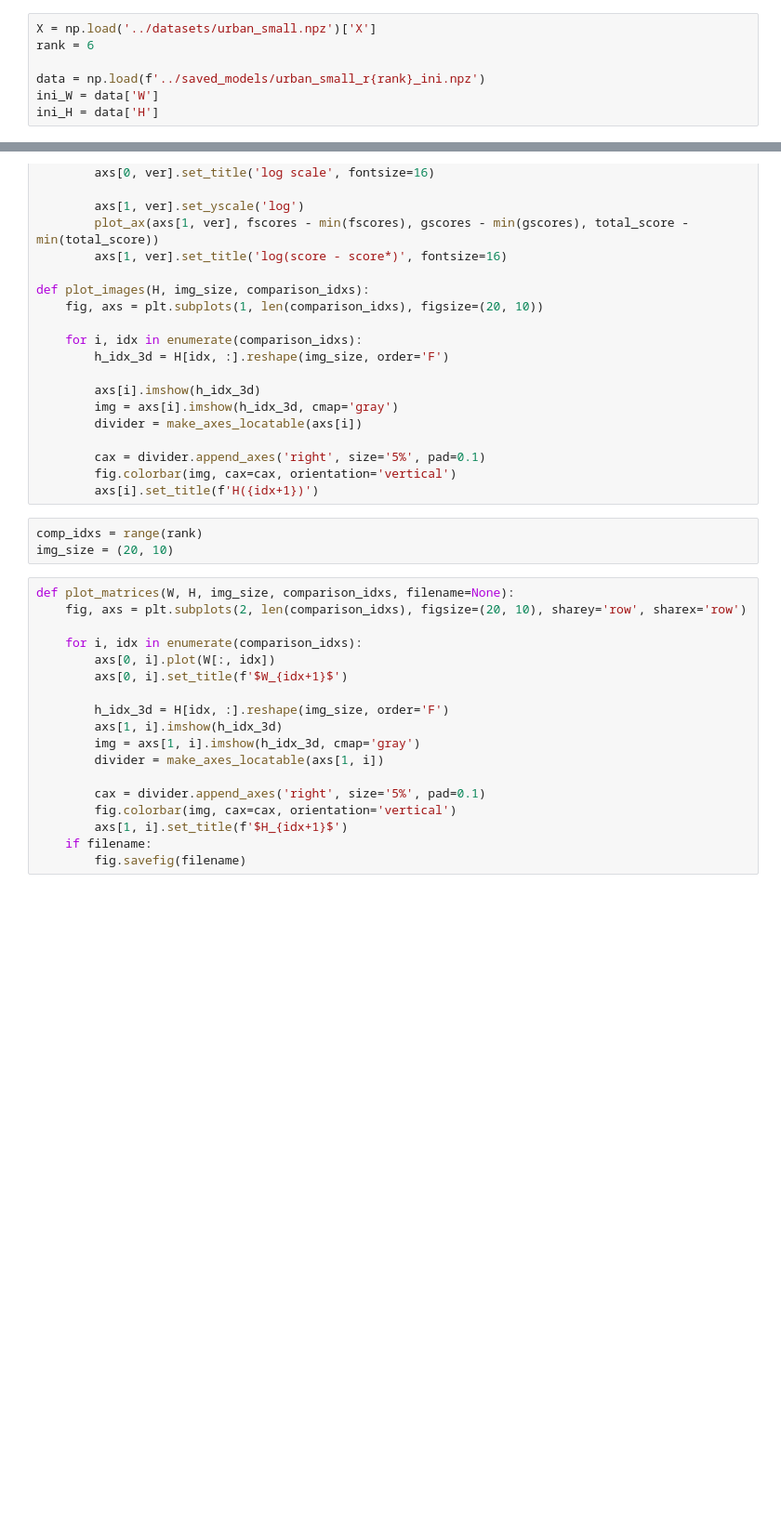
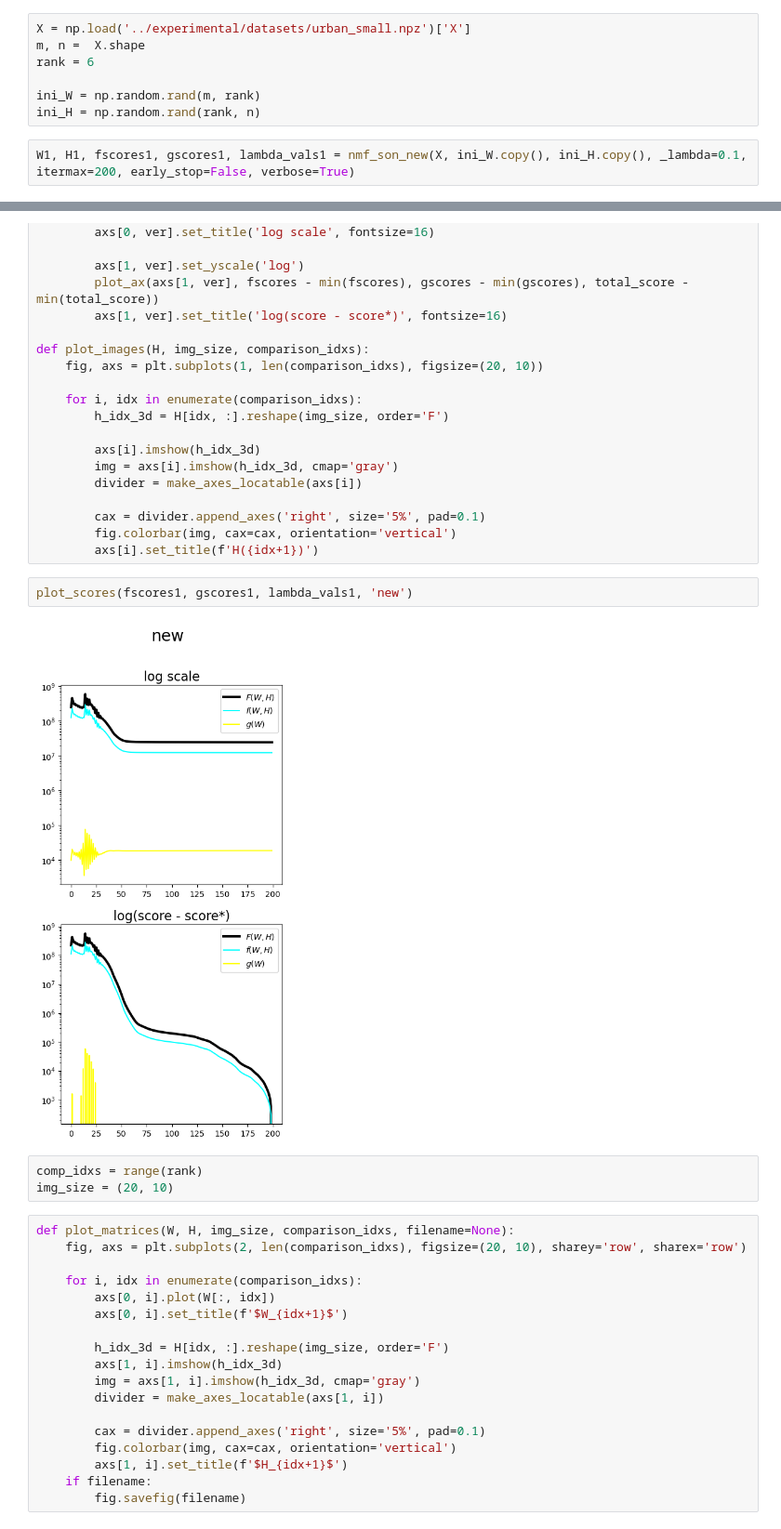
Before and after one commit to waqasbinhamed/nmf_methods, a Jupyter notebook: experimental/vanilla_test.ipynb, the cells around one changed output, grey strips where cells are left out. Shown: that part at 93% size. Cells and saved outputs as stored; diff of their text form; blank space fills up the shorter version.

```diff
--- a/experimental/vanilla_test.ipynb
+++ b/experimental/vanilla_test.ipynb
@@ -13,7 +21,9 @@ np.set_printoptions(precision=3)
 # %%
-X = np.load('../datasets/urban_small.npz')['X']
+X = np.load('../experimental/datasets/urban_small.npz')['X']
+m, n =  X.shape
 rank = 6
 
-data = np.load(f'../saved_models/urban_small_r{rank}_ini.npz')
-ini_W = data['W']
-ini_H = data['H']
+ini_W = np.random.rand(m, rank)
+ini_H = np.random.rand(rank, n)
+# %%
+W1, H1, fscores1, gscores1, lambda_vals1 = nmf_son_new(X, ini_W.copy(), ini_H.copy(), _lambda=0.1, itermax=200, early_stop=False, verbose=True)
@@ -83,6 +131,10 @@ def plot_images(H, img_size, comparison_idxs):
         cax = divider.append_axes('right', size='5%', pad=0.1)
         fig.colorbar(img, cax=cax, orientation='vertical')
         axs[i].set_title(f'H({idx+1})')
+# %%
+plot_scores(fscores1, gscores1, lambda_vals1, 'new')
+# %% [output]
+[figure, added]
 # %%
 comp_idxs = range(rank)
 img_size = (20, 10)
```
Also changed, not shown: parts of 16 cells of this notebook, 27 other files.
